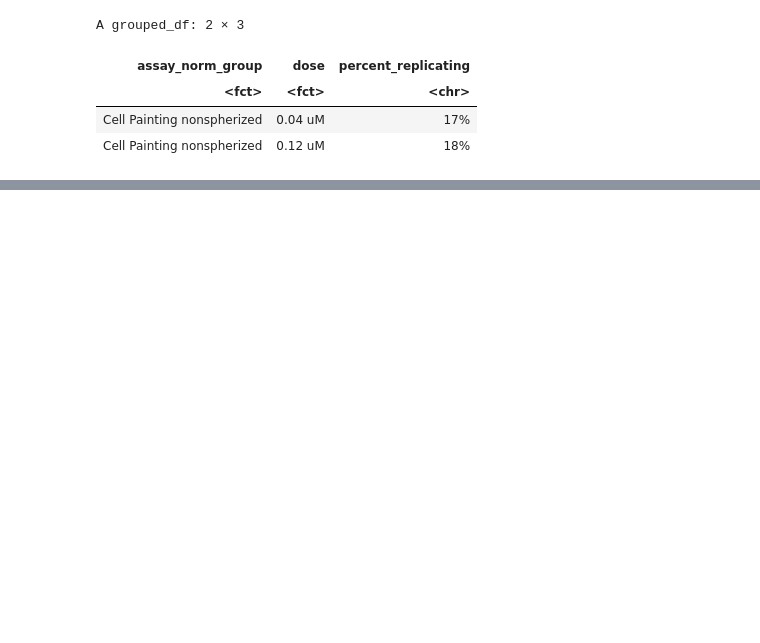
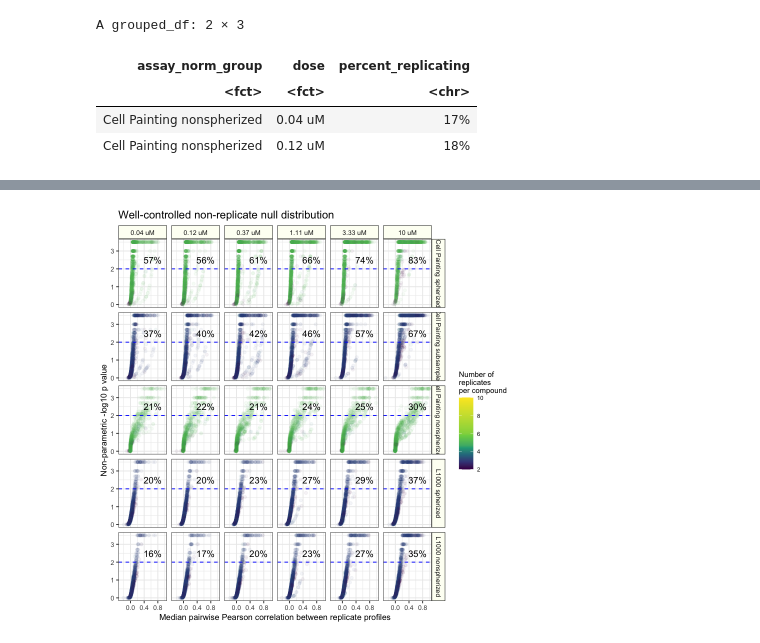
Before and after one commit to broadinstitute/lincs-profiling-complementarity, a Jupyter notebook: 6.paper_figures/supplementary-figure3.ipynb, the cells around one changed output, grey strips where cells are left out. Cells and saved outputs as stored; diff of their text form; code cells hidden in the pictures; blank space fills up the shorter version.

```diff
--- a/6.paper_figures/supplementary-figure3.ipynb
+++ b/6.paper_figures/supplementary-figure3.ipynb
@@ -102,0 +203,8 @@ A grouped_df: 2 × 3
+# %%
+percent_replicating_well_null_df <- pr_pval_well_null_df %>%
+    dplyr::group_by(assay_norm_group, dose) %>%
+    dplyr::mutate(percent_replicating = paste0(100 * round((sum(pass_thresh) / length(pass_thresh)), 2), "%")) %>%
+    dplyr::select(assay_norm_group, dose, percent_replicating) %>%
+    dplyr::distinct()
+
+head(percent_replicating_well_null_df, 2)
@@ -123,0 +240,23 @@ percent_replicating_all_gg
+# %%
+percent_replicating_all_well_null_gg <- (
+    ggplot(pr_pval_well_null_df, aes(x = median_score, y = neg_log_10_p_val))
+    + geom_point(aes(color = no_of_compounds), alpha = 0.05)
+    + geom_text(data = percent_replicating_well_null_df, aes(label = percent_replicating, x = 0.65, y = 2.5))
+    + facet_grid("assay_norm_group~dose")
+    + geom_hline(linetype = "dashed", color = "blue", yintercept = 2)
+    + theme_bw()
+    + figure_theme
+    + scale_color_continuous(
+        "Number of\nreplicates\nper compound",
+        values = scales::rescale(c(0, 0.5, 1, 1.5, 2, 3, 6)),
+        limits = c(2, 10),
+        type = "viridis"
+    )
+    + ggtitle("Well-controlled non-replicate null distribution")
+    + xlab("Median pairwise Pearson correlation between replicate profiles")
+    + ylab("Non-parametric -log10 p value")
+)
+
+percent_replicating_all_well_null_gg
+# %% [output]
+[figure, added]
```
Also changed, not shown: parts of 8 cells of this notebook, 10 other files.
